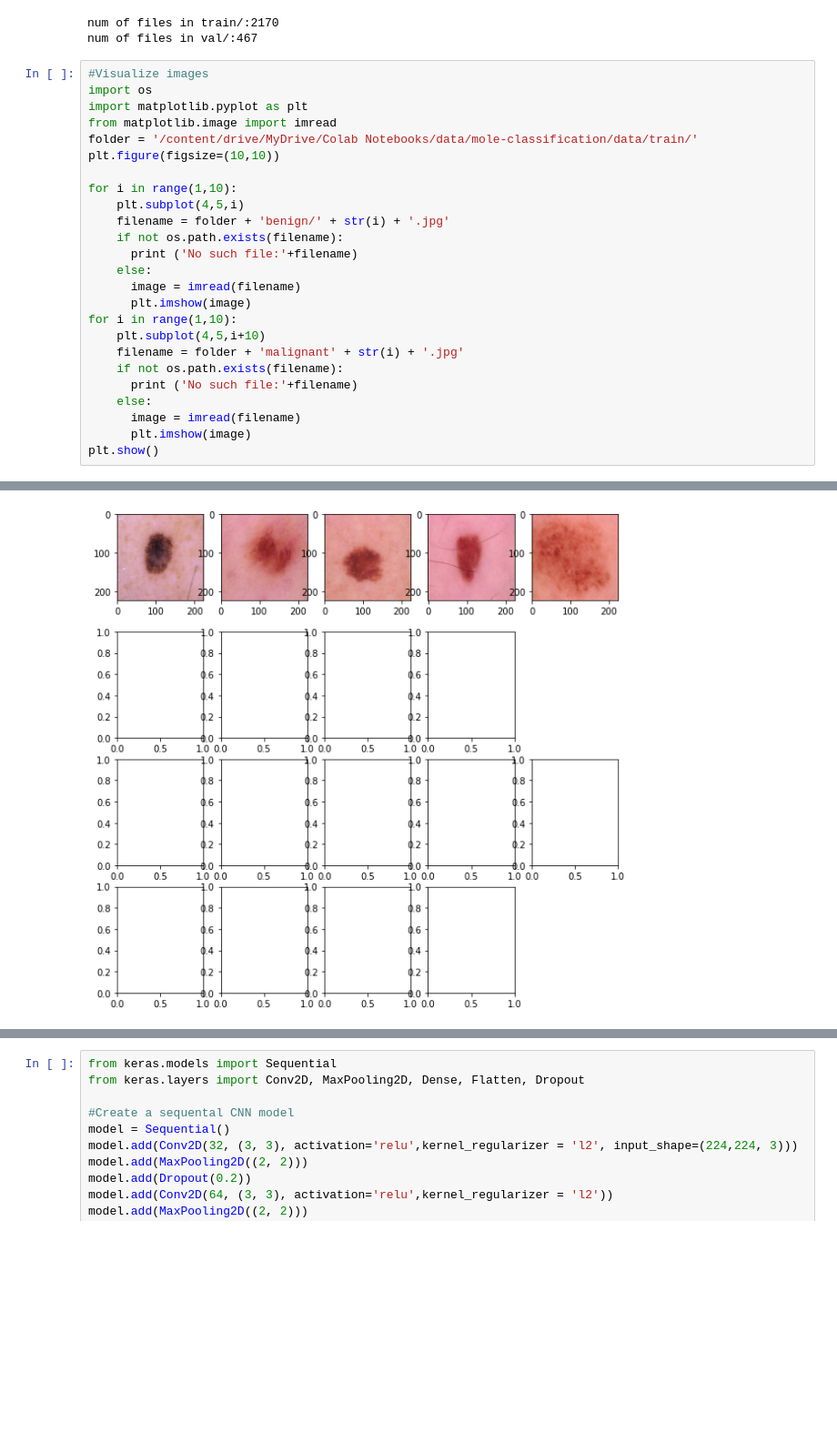
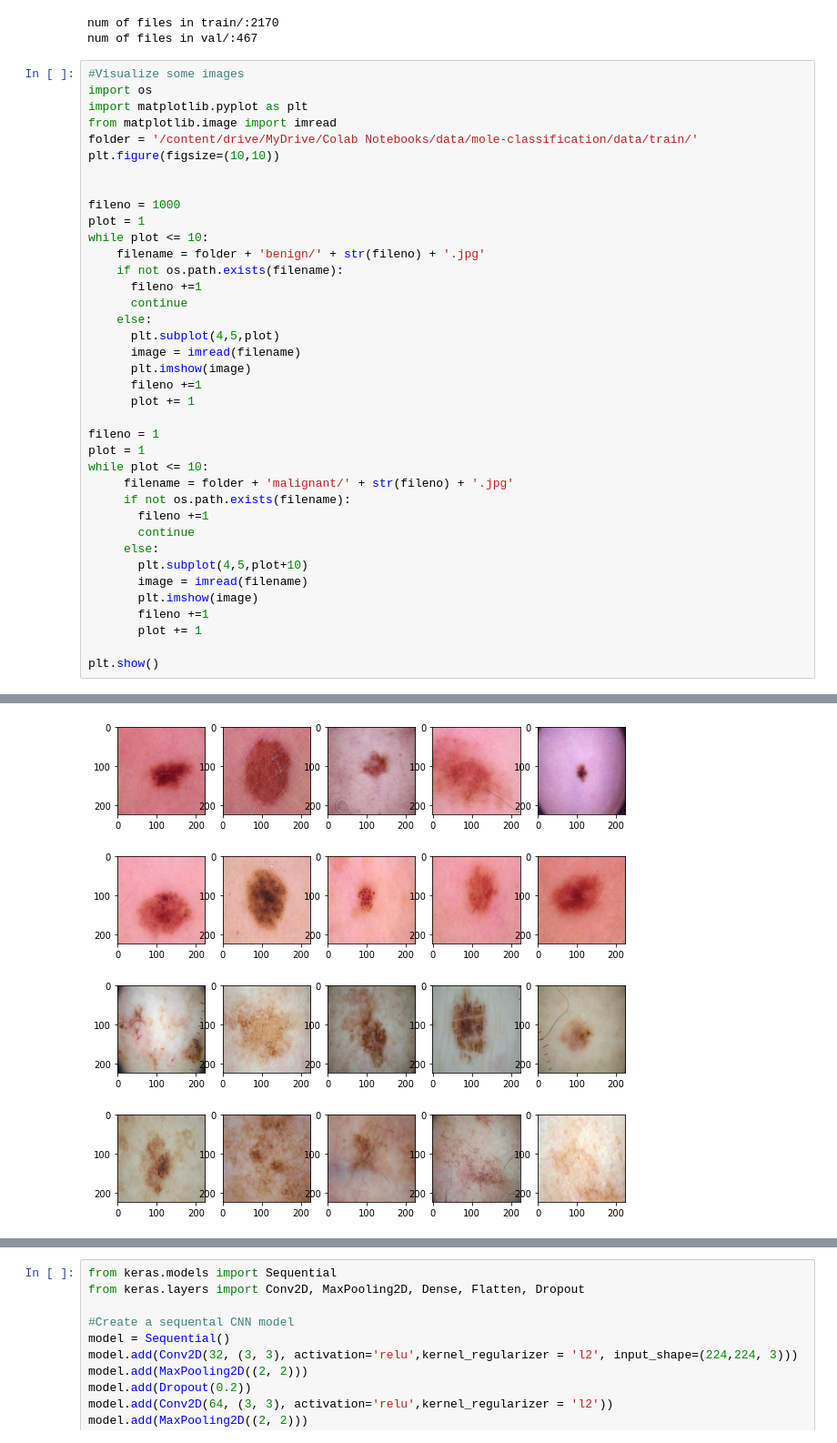
Before and after one commit to lamide-xxx/gender-classifier, a Jupyter notebook: mole_classifier.ipynb, the cells around one changed output, grey strips where cells are left out. Shown at 91% size. Saved outputs shown, nothing was run; the diff lists cells and outputs as text; blank space fills up the shorter version.

```diff
--- a/mole_classifier.ipynb
+++ b/mole_classifier.ipynb
@@ -79,28 +79,41 @@ print("num of files in val/:%d" % (n_files_val))
 num of files in train/:2170
 num of files in val/:467
 # %%
-#Visualize images
+#Visualize some images
 import os
 import matplotlib.pyplot as plt
 from matplotlib.image import imread
 folder = '/content/drive/MyDrive/Colab Notebooks/data/mole-classification/data/train/'
 plt.figure(figsize=(10,10))
 
-for i in range(1,10):
-    plt.subplot(4,5,i)
-    filename = folder + 'benign/' + str(i) + '.jpg'
+
+fileno = 1000
+plot = 1
+while plot <= 10:
+    filename = folder + 'benign/' + str(fileno) + '.jpg'
     if not os.path.exists(filename):
-      print ('No such file:'+filename)
+      fileno +=1
+      continue
     else:
+      plt.subplot(4,5,plot)
       image = imread(filename)
       plt.imshow(image)
-for i in range(1,10):
-    plt.subplot(4,5,i+10)
-    filename = folder + 'malignant' + str(i) + '.jpg'
-    if not os.path.exists(filename):
-      print ('No such file:'+filename)
-    else:
-      image = imread(filename)
-      plt.imshow(image)
+      fileno +=1
+      plot += 1
+
+fileno = 1
+plot = 1
+while plot <= 10:
+     filename = folder + 'malignant/' + str(fileno) + '.jpg'
+     if not os.path.exists(filename):
+       fileno +=1
+       continue
+     else:
+       plt.subplot(4,5,plot+10)
+       image = imread(filename)
+       plt.imshow(image)
+       fileno +=1
+       plot += 1
+
 plt.show()
 # %% [output]
@@ -120,2 +120,2 @@ No such file:/content/drive/MyDrive/Colab Notebooks/data/mole-classification/dat
-[figure, old version]
+[figure, new version]
 # %%
```
Also changed, not shown: parts of 2 cells of this notebook.
